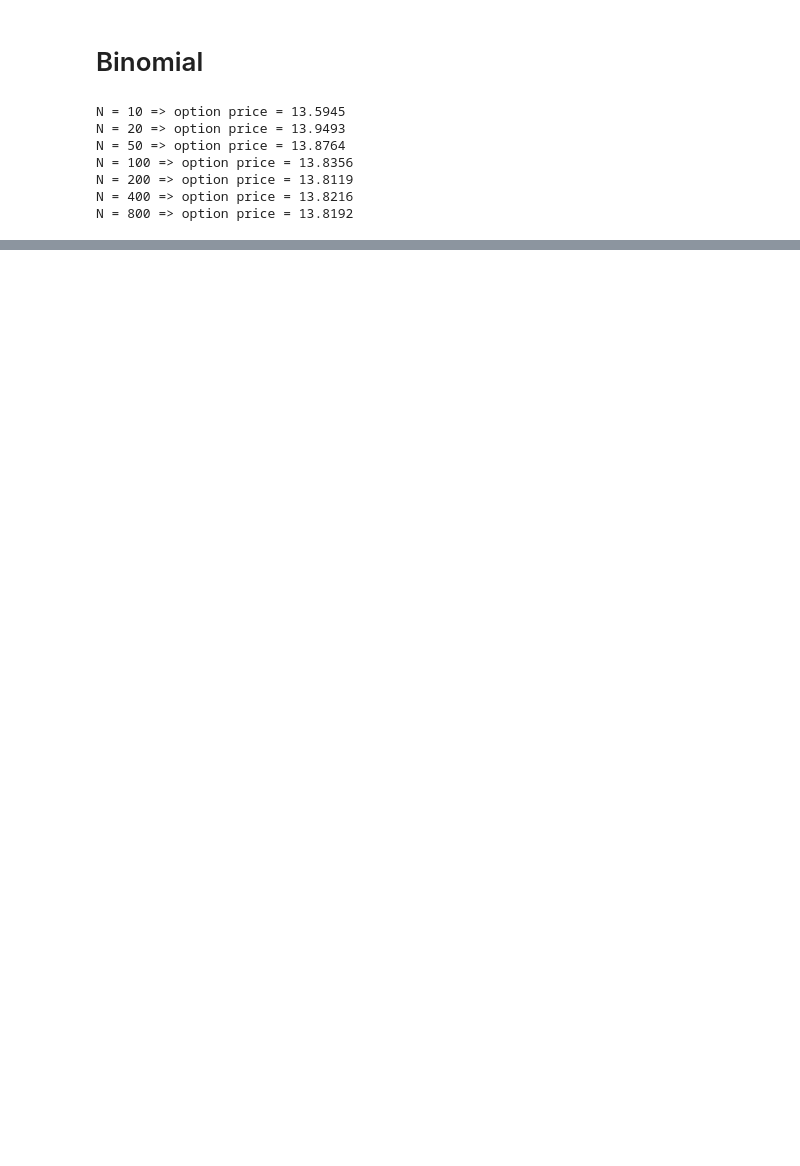
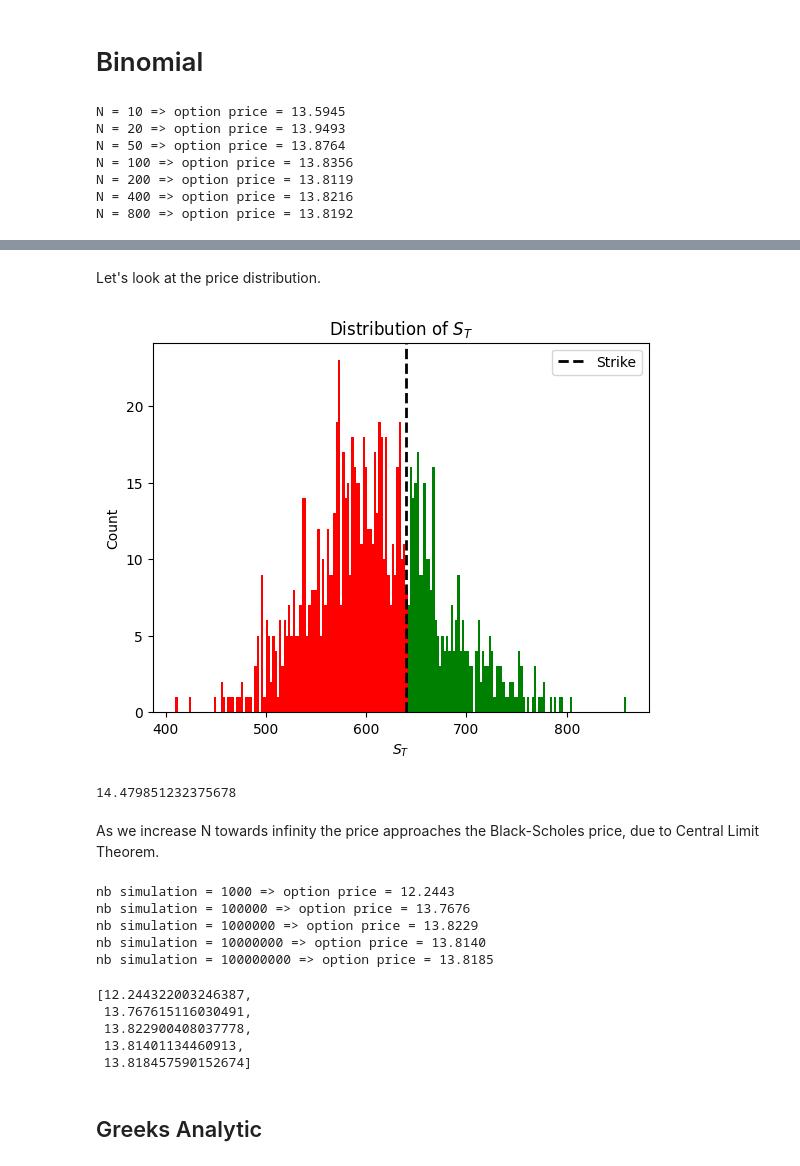
Before and after one commit to yvesmarix/pricer-options, a Jupyter notebook: main.ipynb, the cells around one changed output, grey strips where cells are left out. Cells and saved outputs as stored; diff of their text form; code cells hidden in the pictures; blank space fills up the shorter version.

```diff
--- a/main.ipynb
+++ b/main.ipynb
@@ -141,0 +294,54 @@ N = 800 => option price = 13.8192
+# %% [markdown]
+Let's look at the price distribution.
+# %%
+n, bins, patches = plt.hist(paths[-1],bins=200)
+for c, p in zip(bins, patches):
+    if c > K:
+        plt.setp(p, 'facecolor', 'green')
+    else:
+        plt.setp(p, 'facecolor', 'red')
+
+plt.axvline(K, color='black', linestyle='dashed', linewidth=2,label="Strike")
+plt.title("Distribution of $S_{T}$")
+plt.xlabel("$S_{T}$")
+plt.ylabel('Count')
+plt.legend()
+plt.show()
+# %% [output]
+[figure, added]
+# %%
+# Let's price our option with Monte Carlo simulation
+mc_price = MonteCarlo.pricer(S, K, T, r, sigma, n_simulations=1000, option_type=option_type)
+print(mc_price)
+# %% [output]
+14.479851232375678
+# %% [markdown]
+As we increase N towards infinity the price approaches the Black-Scholes price, due to  Central Limit Theorem.
+# %%
+N_simulations = [1000, 100000, 1000000, 10000000, 100000000]
+results = []
+for N in N_simulations:
+    mc_price = MonteCarlo.pricer(
+        S, K, T, r, sigma, n_simulations=N, option_type=option_type
+    )
+    results.append((N, mc_price))
+mc_prices=[]
+for res in results:
+    print(f"nb simulation = {res[0]} => option price = {res[1]:.4f}")
+    mc_prices.append(res[1])
+# %% [output]
+nb simulation = 1000 => option price = 12.2443
+nb simulation = 100000 => option price = 13.7676
+nb simulation = 1000000 => option price = 13.8229
+nb simulation = 10000000 => option price = 13.8140
+nb simulation = 100000000 => option price = 13.8185
+# %%
+mc_prices
+# %% [output]
+[12.244322003246387,
+ 13.767615116030491,
+ 13.822900408037778,
+ 13.81401134460913,
+ 13.818457590152674]
+# %% [markdown]
+## Greeks Analytic
```
Also changed, not shown: parts of 14 cells of this notebook, 4 other files.
